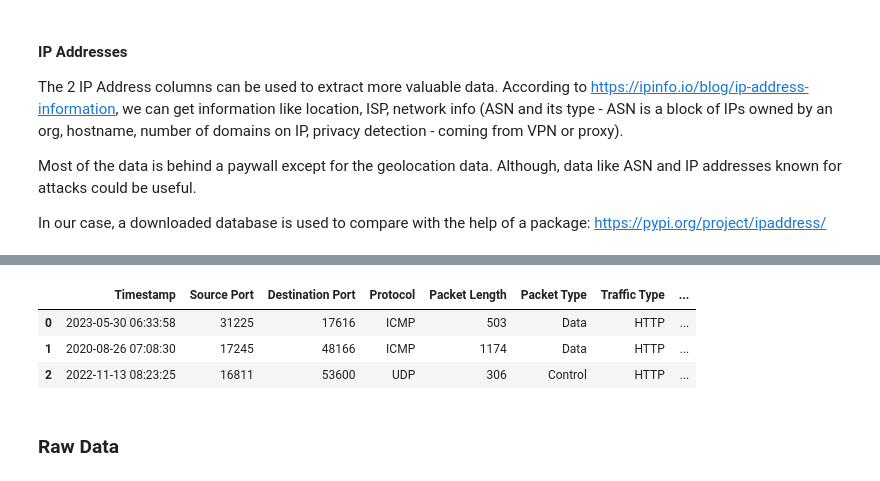
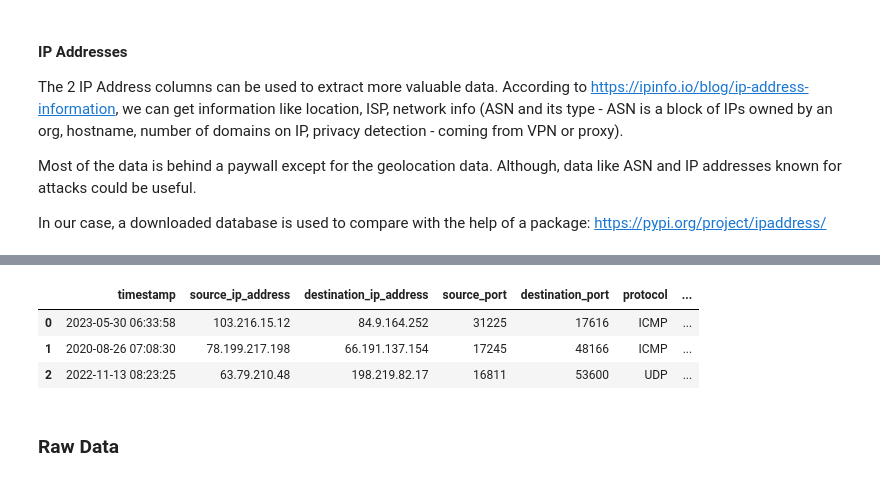
Before and after one commit to dominicbraam/cyberattack-model, a Jupyter notebook: notebooks/Data Exploration.ipynb, the cells around one changed output, grey strips where cells are left out. Saved outputs shown, nothing was run; the diff lists cells and outputs as text; code cells hidden in the pictures.

Commit message:
better organised notebook and did some analysis on device_information

```diff
--- a/notebooks/Data Exploration.ipynb
+++ b/notebooks/Data Exploration.ipynb
@@ -26,11 +41,12 @@ df.head(3)
 
 df_geolocation = pd.read_csv("../data/geolocationDatabaseIPv4.csv")
 
+# removes leading 0's within octets
 def rm_leading_zero_octet(ip_address):
-    return ".".join(str(int(octet)) for octet in ip_address.split("."))
+    return '.'.join(str(int(octet)) for octet in ip_address.split('.'))
 
-for col in ["start_ip", "end_ip"]:
-    df_geolocation[col] = df_geolocation[col].apply(lambda x: rm_leading_zero_octet(x))
+for col in ['start_ip', 'end_ip']:
+    df_geolocation[col] = df_geolocation[col].apply(rm_leading_zero_octet)
 
 df_geolocation.head(3)
 # %% [output]
@@ -38,14 +54,6 @@ df_geolocation.head(3)
 | 0 | 4 | 175.103.32.0 | 175.103.32.255 | AS | ID | Indonesia | NaN | Tangerang | NaN | Asia/Jakarta | ... |
 | 1 | 4 | 1.178.160.0 | 1.178.175.255 | OC | AU | Australia | New South Wales | Sydney | 1001 | Australia/Sydney | ... |
 | 2 | 4 | 202.9.90.0 | 202.9.90.255 | AS | TH | Thailand | Khon Kaen | Bangkok | 40350 | Asia/Bangkok | ... |
-# %%
-# removes leading 0's within octets
-
-def rm_leading_zero_octet(ip_address):
-    return ".".join(str(int(octet)) for octet in ip_address.split("."))
-
-for col in ["start_ip", "end_ip"]:
-    df_geolocation[col] = df_geolocation[col].apply(lambda x: rm_leading_zero_octet(x))
 # %% [markdown]
 ## Exploration
 # %% [markdown]
@@ -52,0 +69,5 @@ for col in ["start_ip", "end_ip"]:
+# %%
+df['hour'] = pd.to_datetime(df['timestamp']).dt.hour
+df['day_of_week'] = pd.to_datetime(df['timestamp']).dt.dayofweek
+df['quarter'] = pd.to_datetime(df['timestamp']).dt.quarter
+df.head(3)
@@ -86,11 +112,10 @@ IPData("78.199.217.198").get_ip_location_data()
 |  | ip_version | start_ip | end_ip | continent | country_code | country | state | city | zip | timezone | ... |
 | 978145 | 4 | 1321205760 | 1325400063 | EU | FR | France | Grand Est | Charleville-Mézières | 08800 | Europe/Paris | ... |
 # %%
-# appends country to DataFrame and removes the IP address columns
+# appends country to DataFrame
 # this takes a few minutes to run ~ 5 mins
 
-df = df.assign(**{"Source Country": df["Source IP Address"].apply(lambda x : IPData(x).country)})
-df = df.assign(**{"Destination Country": df["Destination IP Address"].apply(lambda x : IPData(x).country)})
-df.drop(["Source IP Address", "Destination IP Address"], axis=1, inplace=True)
+df = df.assign(source_country=df['source_ip_address'].apply(lambda x : IPData(x).country))
+df = df.assign(destination_country=df['destination_ip_address'].apply(lambda x : IPData(x).country))
 df.head(3)
 # %% [output]
@@ -107,13 +147,12 @@ There is Python package that can parse this data: https://pypi.org/project/user-
 # %%
 from user_agents import parse
 
-# df = df.assign(**{"Browser": df["Device Information"].apply(lambda x : parse(x).browser)})
-# df = df.assign(**{"Browser": df["Device Information"].apply(lambda x : parse(x).browser)})
-# df.drop("Device Information", axis=1, inplace=True)
-df["Device Information"] = df["Device Information"].apply(lambda x : str(parse(x)))
+df = df.assign(browser=df['device_information'].apply(lambda x : parse(x).browser.family))
+df = df.assign(os=df['device_information'].apply(lambda x : parse(x).os.family))
+
 df.head(3)
 # %% [output]
-|  | Timestamp | Source Port | Destination Port | Protocol | Packet Length | Packet Type | Traffic Type | ... |
-| 0 | 2023-05-30 06:33:58 | 31225 | 17616 | ICMP | 503 | Data | HTTP | ... |
-| 1 | 2020-08-26 07:08:30 | 17245 | 48166 | ICMP | 1174 | Data | HTTP | ... |
-| 2 | 2022-11-13 08:23:25 | 16811 | 53600 | UDP | 306 | Control | HTTP | ... |
+|  | timestamp | source_ip_address | destination_ip_address | source_port | destination_port | protocol | ... |
+| 0 | 2023-05-30 06:33:58 | 103.216.15.12 | 84.9.164.252 | 31225 | 17616 | ICMP | ... |
+| 1 | 2020-08-26 07:08:30 | 78.199.217.198 | 66.191.137.154 | 17245 | 48166 | ICMP | ... |
+| 2 | 2022-11-13 08:23:25 | 63.79.210.48 | 198.219.82.17 | 16811 | 53600 | UDP | ... |
```
Also changed, not shown: parts of 44 cells of this notebook.
